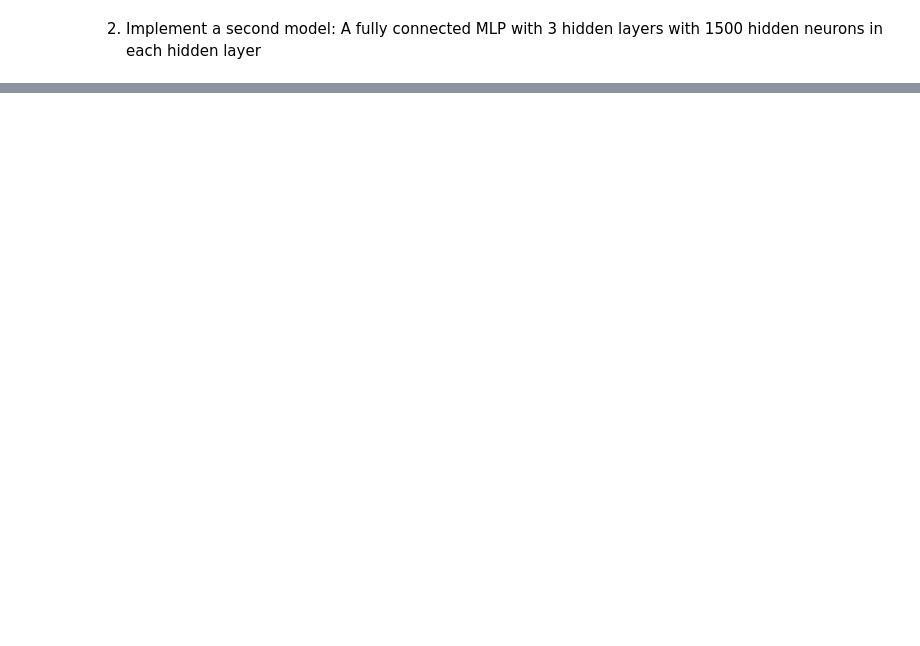
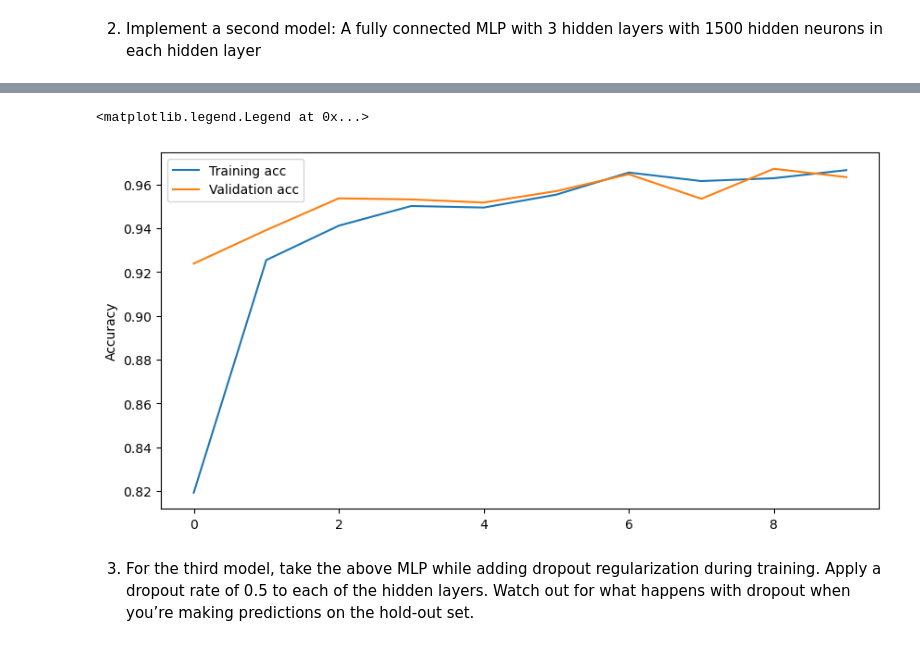
Before and after one commit to Javiermateor/Machine-Intelligence-I, a Jupyter notebook: Exercises/Exercise_06.ipynb, the cells around one changed output, grey strips where cells are left out. Drawn from its saved outputs; the diff is of its cells as text; code cells hidden in the pictures; blank space fills up the shorter version.

```diff
--- a/Exercises/Exercise_06.ipynb
+++ b/Exercises/Exercise_06.ipynb
@@ -192,0 +79,11 @@ _________________________________________________________________
+# %%
+from keras.utils import np_utils
+
+# Load the data
+(x_train, y_train), (x_test, y_test) = keras.datasets.mnist.load_data() # From Tf "Hello World" recommendation
+
+x_train = x_train
+x_test = x_test
+
+y_train = tf.keras.utils.to_categorical(y_train, num_classes=None, dtype = "float32")
+y_test = tf.keras.utils.to_categorical(y_test, num_classes=None, dtype = "float32")
@@ -192,0 +130,10 @@ _________________________________________________________________
+# %%
+history = model.fit(
+    x_train,
+    y_train,
+    epochs=10,
+    batch_size=100,
+    validation_data = (x_test,y_test),
+    steps_per_epoch=100,
+    verbose=True
+)
@@ -192,0 +163,13 @@ _________________________________________________________________
+# %%
+fig = plt.figure(figsize=(10, 5))
+ax1 = fig.add_subplot(111)
+
+ax1.plot(history.history['accuracy'], label='Training acc')
+ax1.plot(history.history['val_accuracy'], label='Validation acc')
+plt.ylabel('Accuracy')
+plt.legend()
+# %% [output]
+<matplotlib.legend.Legend at 0x...>
+[figure, added]
+# %% [markdown]
+3. For the third model, take the above MLP while adding dropout regularization during training. Apply a dropout rate of 0.5 to each of the hidden layers. Watch out for what happens with dropout when you’re making predictions on the hold-out set.
```
Also changed, not shown: parts of 14 cells of this notebook.
